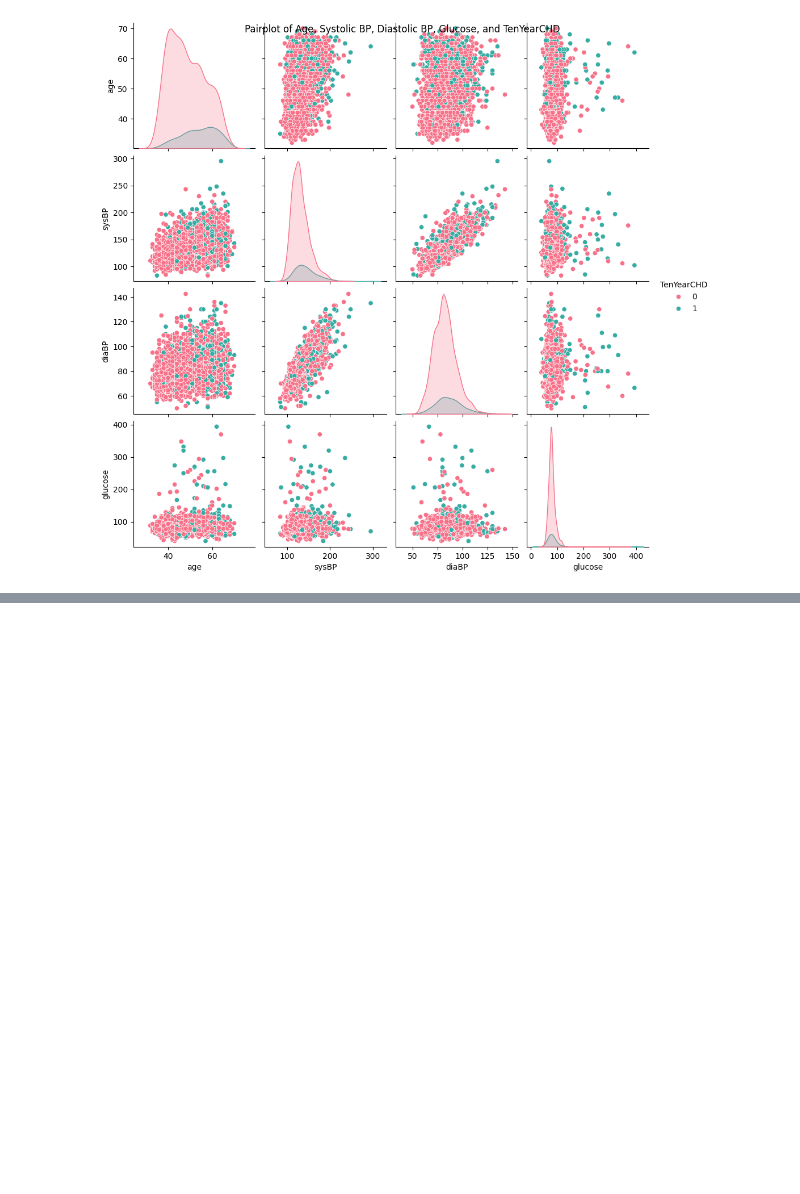
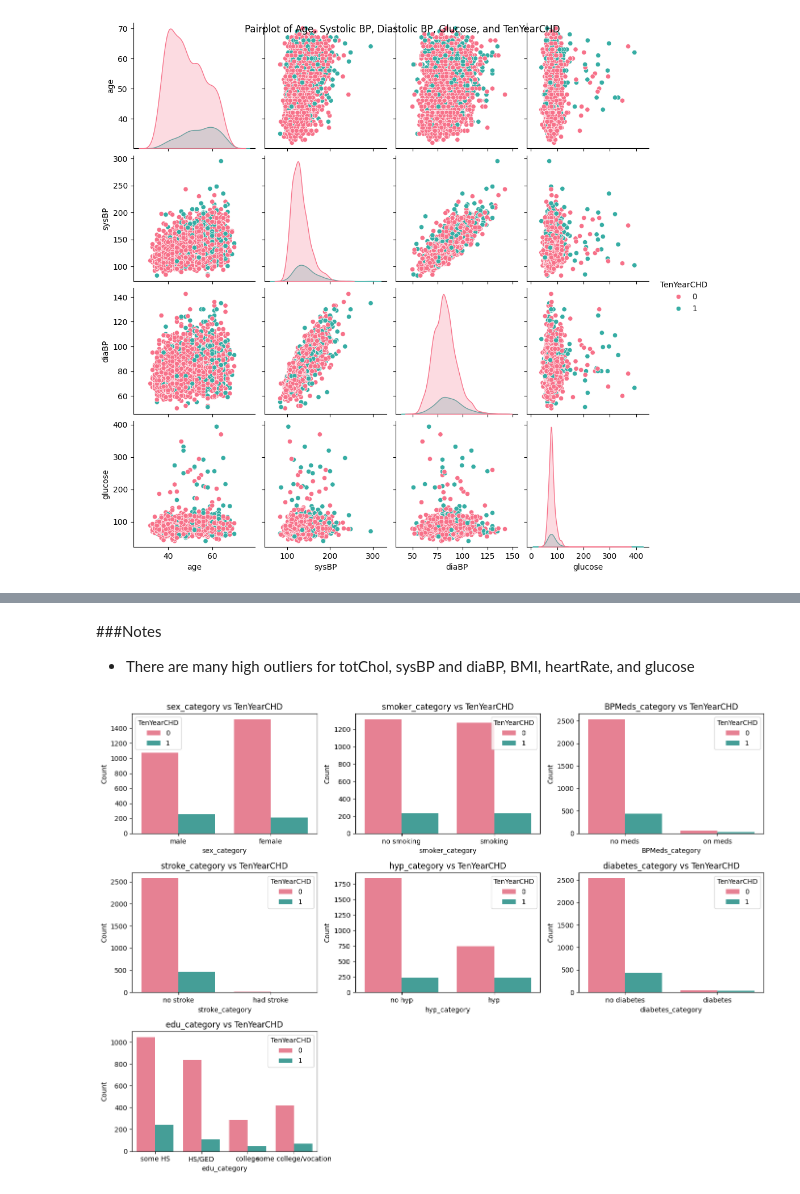
Before and after one commit to Kianjputnam/project_chd, a Jupyter notebook: Visuals_chd_train.ipynb, the cells around one changed output, grey strips where cells are left out. Cells and saved outputs as stored; diff of their text form; code cells hidden in the pictures; blank space fills up the shorter version.

```diff
--- a/Visuals_chd_train.ipynb
+++ b/Visuals_chd_train.ipynb
@@ -99,0 +136,28 @@ plt.show()
+# %% [markdown]
+###Notes
+* There are many high outliers for totChol, sysBP and diaBP, BMI, heartRate, and glucose
+# %%
+# Select categorical variables of interest
+categorical_variables = ['sex_category', 'smoker_category', 'BPMeds_category', 'stroke_category',
+                         'hyp_category', 'diabetes_category', 'edu_category', 'TenYearCHD']
+
+# Subset the data
+data_subset = clean_chd_train[categorical_variables]
+
+# Melt the DataFrame to long format
+data_melted = data_subset.melt(id_vars=['TenYearCHD'], var_name='Variable', value_name='Value')
+
+# Create bar plots for each categorical variable
+plt.figure(figsize=(14, 10))
+for idx, var in enumerate(data_melted['Variable'].unique()):
+    plt.subplot(3, 3, idx + 1)
+    sns.countplot(x='Value', hue='TenYearCHD', data=data_melted[data_melted['Variable'] == var], palette='husl')
+    plt.title(f'{var} vs TenYearCHD')
+    plt.xlabel(var)
+    plt.ylabel('Count')
+    plt.legend(title='TenYearCHD')
+
+plt.tight_layout()
+plt.show()
+# %% [output]
+[figure, added]
```
Also changed, not shown: parts of 5 cells of this notebook.
